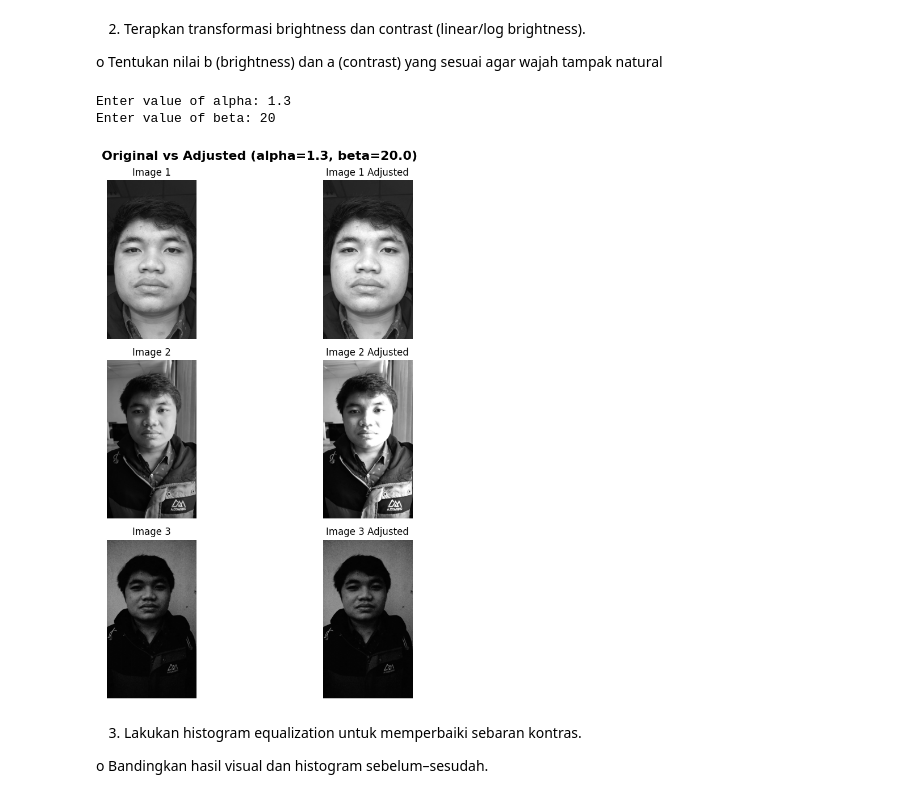
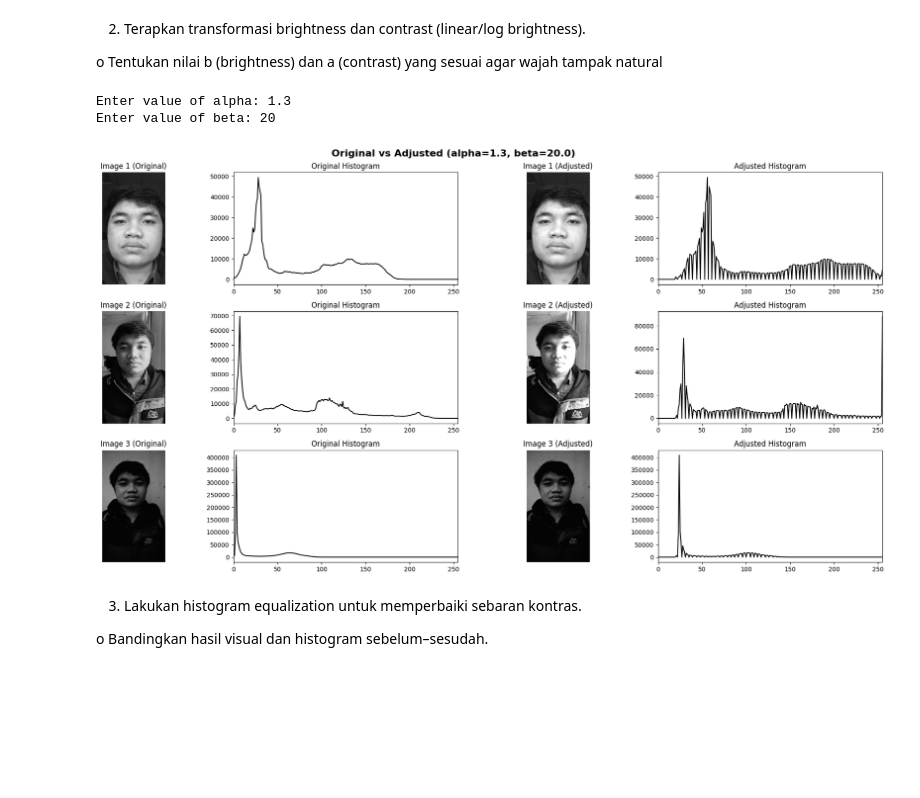
Before and after one commit to Valtern/PCVK_Ganjil_2025, a Jupyter notebook: week_7.ipynb, the cells around one changed output. Saved outputs shown, nothing was run; the diff lists cells and outputs as text; code cells hidden in the pictures; blank space fills up the shorter version.

```diff
--- a/week_7.ipynb
+++ b/week_7.ipynb
@@ -52,40 +52,48 @@ o Tentukan nilai b (brightness) dan a (contrast) yang sesuai agar wajah tampak
 natural
 # %%
 listImg = [img1, img2, img3]
+titles = ['Image 1', 'Image 2', 'Image 3']
 
 try:
     alpha = float(input("Enter value of alpha: "))
     beta = float(input("Enter value of beta: "))
 except ValueError:
     print("Error, not a number")
 
 adjusted_Imglist = []
 for img in listImg:
     adjusted = cv.convertScaleAbs(img, alpha=alpha, beta=beta)
     adjusted_Imglist.append(adjusted)
 
 
-titles = ['Image 1', 'Image 2', 'Image 3']
-title_adj = ['Image 1 Adjusted', 'Image 2 Adjusted', 'Image 3 Adjusted']
-
-fig, axs = plt.subplots(len(listImg), 2, figsize=(10, 10))
+fig, axs = plt.subplots(len(listImg), 4, figsize=(20, 10))
 fig.suptitle(f'Original vs Adjusted (alpha={alpha}, beta={beta})', fontsize=16, fontweight='bold')
 
 for i in range(len(listImg)):
     axs[i, 0].imshow(listImg[i], cmap='gray')
-    axs[i, 0].set_title(titles[i])
+    axs[i, 0].set_title(titles[i] + ' (Original)')
     axs[i, 0].axis('off')
 
-    axs[i, 1].imshow(adjusted_Imglist[i], cmap='gray')
-    axs[i, 1].set_title(title_adj[i])
-    axs[i, 1].axis('off')
+    hist_orig = cv.calcHist([listImg[i]], [0], None, [256], [0, 256])
+    axs[i, 1].plot(hist_orig, color='black')
+    axs[i, 1].set_title('Original Histogram')
+    axs[i, 1].set_xlim([0, 255])
+
+    axs[i, 2].imshow(adjusted_Imglist[i], cmap='gray')
+    axs[i, 2].set_title(titles[i] + ' (Adjusted)')
+    axs[i, 2].axis('off')
+
+    hist_adj = cv.calcHist([adjusted_Imglist[i]], [0], None, [256], [0, 256])
+    axs[i, 3].plot(hist_adj, color='black')
+    axs[i, 3].set_title('Adjusted Histogram')
+    axs[i, 3].set_xlim([0, 255])
 
 plt.tight_layout()
 plt.show()
 # %% [output]
 Enter value of alpha: 1.3
 Enter value of beta: 20
-[figure, old version]
+[figure, new version]
 # %% [markdown]
 3. Lakukan histogram equalization untuk memperbaiki sebaran kontras.
 
```
Also changed, not shown: parts of 2 cells of this notebook.
